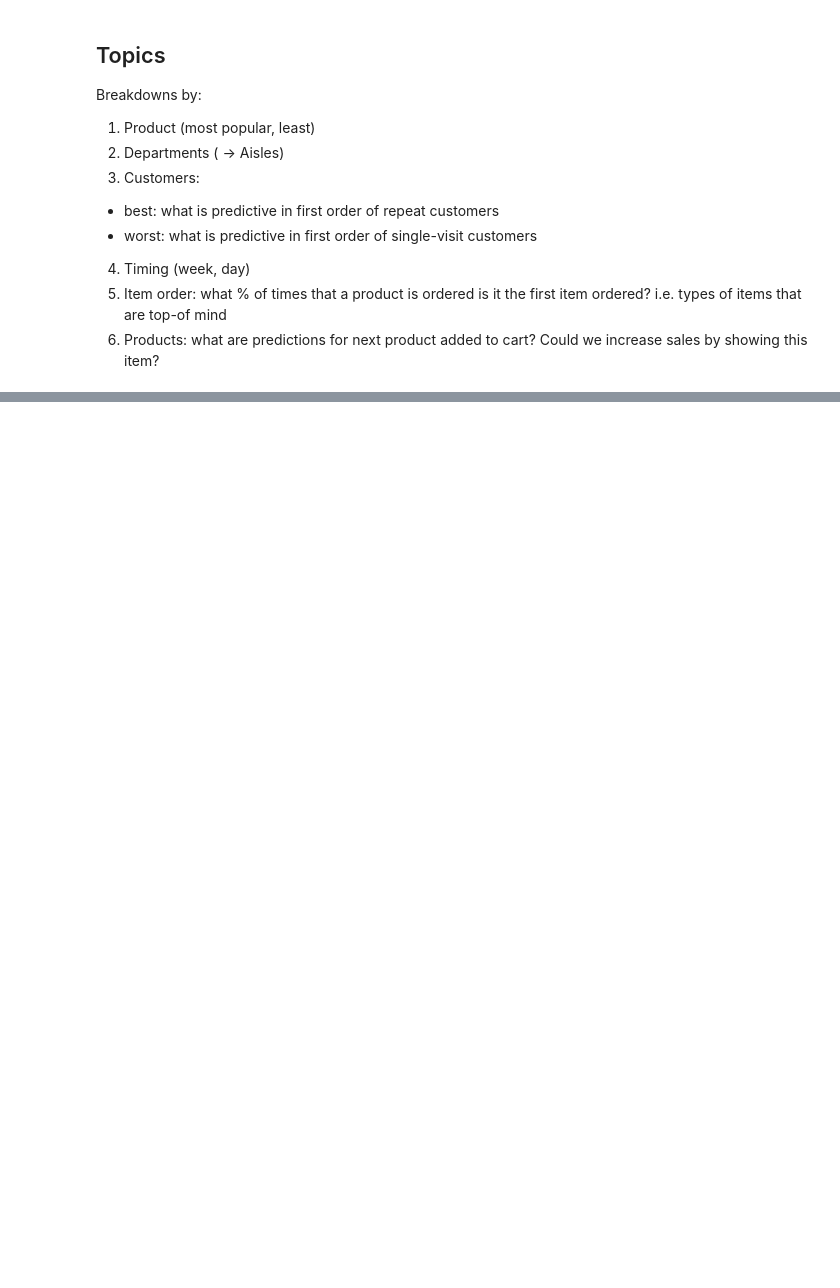
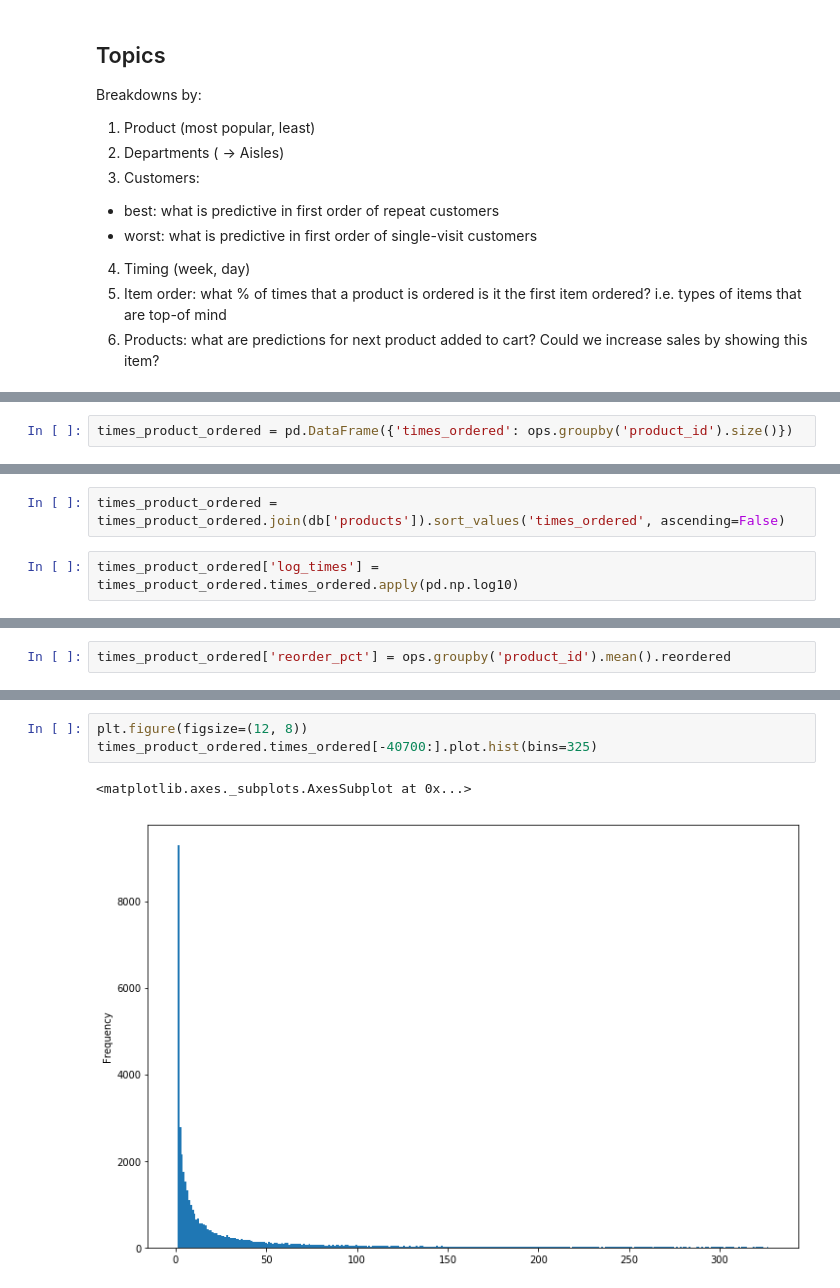
Before and after one commit to notsambeck/eda, a Jupyter notebook: instacart_EDA.ipynb, the cells around one changed output, grey strips where cells are left out. Saved outputs shown, nothing was run; the diff lists cells and outputs as text; blank space fills up the shorter version.

```diff
--- a/instacart_EDA.ipynb
+++ b/instacart_EDA.ipynb
@@ -205,0 +165,2 @@ Breakdowns by:
+# %%
+times_product_ordered = pd.DataFrame({'times_ordered': ops.groupby('product_id').size()})
@@ -205,0 +170,4 @@ Breakdowns by:
+# %%
+times_product_ordered = times_product_ordered.join(db['products']).sort_values('times_ordered', ascending=False)
+# %%
+times_product_ordered['log_times'] = times_product_ordered.times_ordered.apply(pd.np.log10)
@@ -205,0 +229,2 @@ Breakdowns by:
+# %%
+times_product_ordered['reorder_pct'] = ops.groupby('product_id').mean().reordered
@@ -205,0 +279,6 @@ Breakdowns by:
+# %%
+plt.figure(figsize=(12, 8))
+times_product_ordered.times_ordered[-40700:].plot.hist(bins=325)
+# %% [output]
+<matplotlib.axes._subplots.AxesSubplot at 0x...>
+[figure, added]
```
Also changed, not shown: parts of 43 cells of this notebook.
